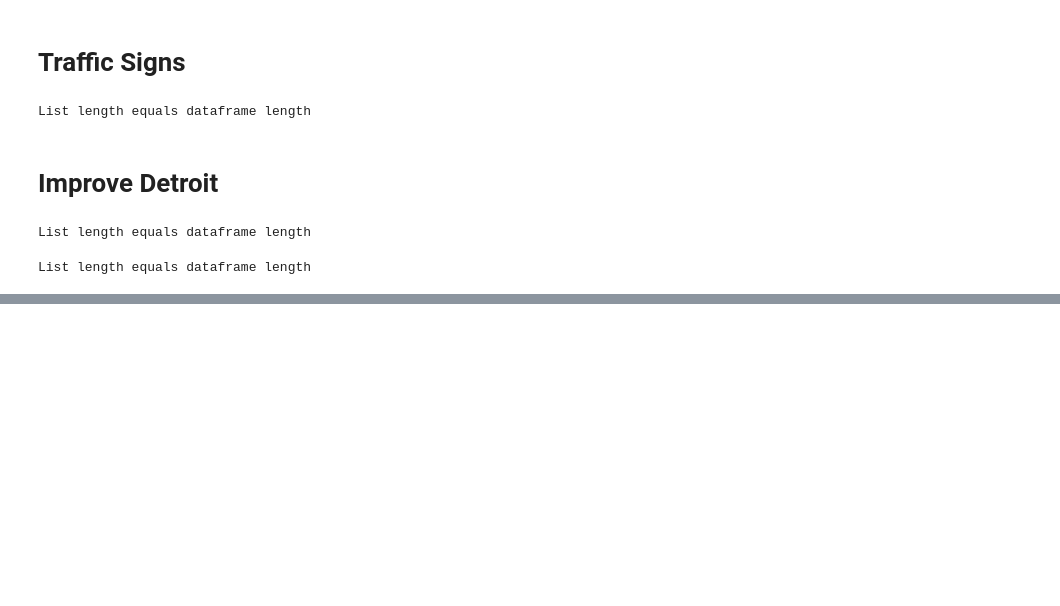
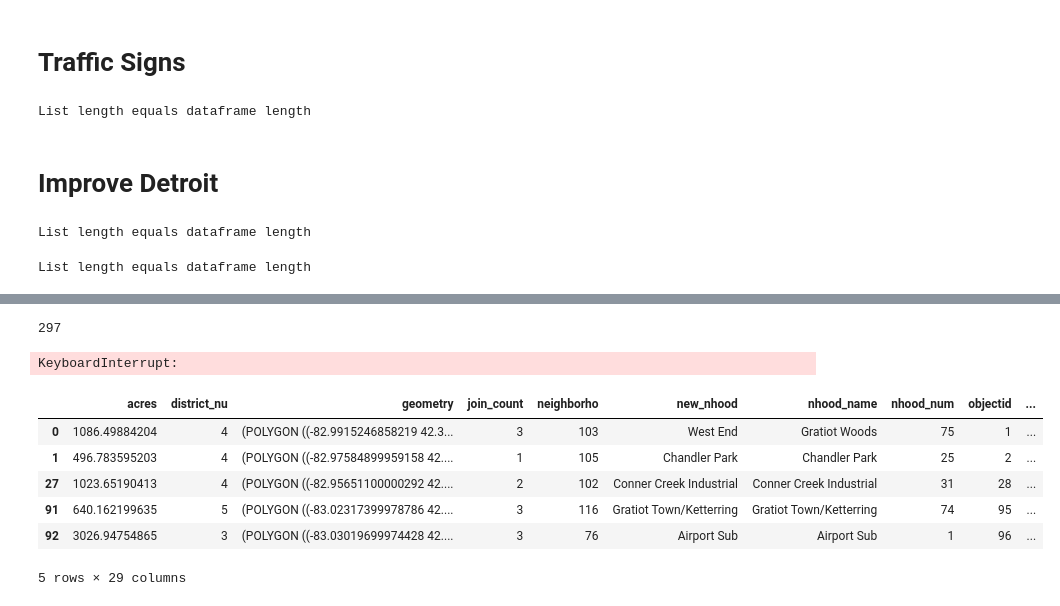
Before and after one commit to nss2108/Detroit-Capstone, a Jupyter notebook: Data Cleaning notebook.ipynb, the cells around one changed output, grey strips where cells are left out. Saved outputs shown, nothing was run; the diff lists cells and outputs as text; code cells hidden in the pictures; blank space fills up the shorter version.

```diff
--- a/Data Cleaning notebook.ipynb
+++ b/Data Cleaning notebook.ipynb
@@ -626,0 +814,2 @@ improveall.to_csv("improveall.csv")
+# %%
+cen=gpd.read_file("censustracts.geojson")
@@ -626,0 +841,24 @@ improveall.to_csv("improveall.csv")
+# %%
+len(acs[acs.detroit==True])
+# %% [output]
+297
+# %%
+neigh_list=[]
+for i in cen.geometry:
+    for y in neigh.geometry:
+        for r in neigh.new_nhood:
+            if y.contains(i):
+                neigh_list.append([r, i, y])
+# %% [output]
+KeyboardInterrupt:
+# %%
+grouped=gpd.sjoin(neigh, cen, how="inner", op="intersects")
+grouped.head()
+# %% [output]
+|  | acres | district_nu | geometry | join_count | neighborho | new_nhood | nhood_name | nhood_num | objectid | ... |
+| 0 | 1086.49884204 | 4 | (POLYGON ((-82.9915246858219 42.3... | 3 | 103 | West End | Gratiot Woods | 75 | 1 | ... |
+| 1 | 496.783595203 | 4 | (POLYGON ((-82.97584899959158 42.... | 1 | 105 | Chandler Park | Chandler Park | 25 | 2 | ... |
+| 27 | 1023.65190413 | 4 | (POLYGON ((-82.95651100000292 42.... | 2 | 102 | Conner Creek Industrial | Conner Creek Industrial | 31 | 28 | ... |
+| 91 | 640.162199635 | 5 | (POLYGON ((-83.02317399978786 42.... | 3 | 116 | Gratiot Town/Ketterring | Gratiot Town/Ketterring | 74 | 95 | ... |
+| 92 | 3026.94754865 | 3 | (POLYGON ((-83.03019699974428 42.... | 3 | 76 | Airport Sub | Airport Sub | 1 | 96 | ... |
+5 rows × 29 columns
```
Also changed, not shown: parts of 72 cells of this notebook, 1 other file.
